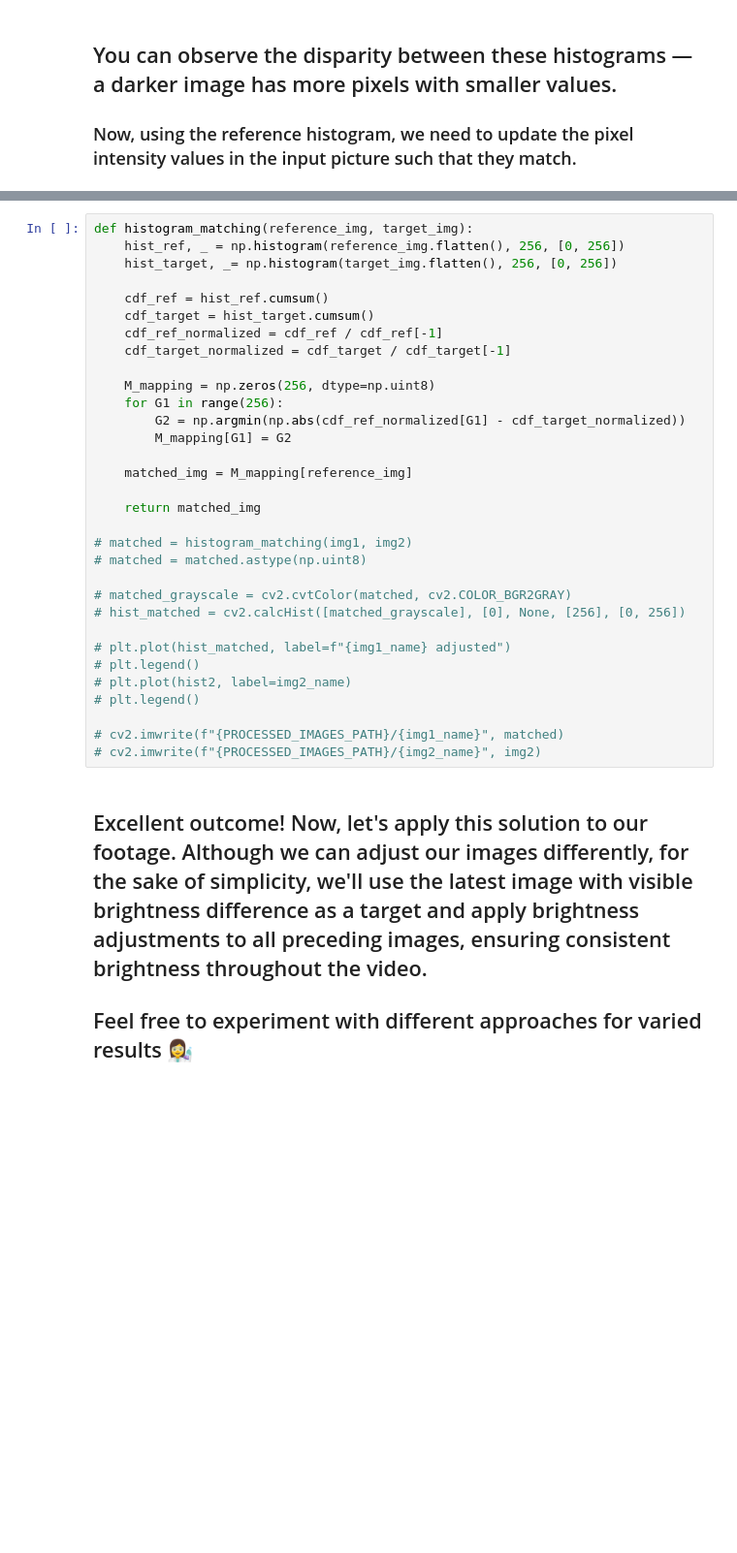
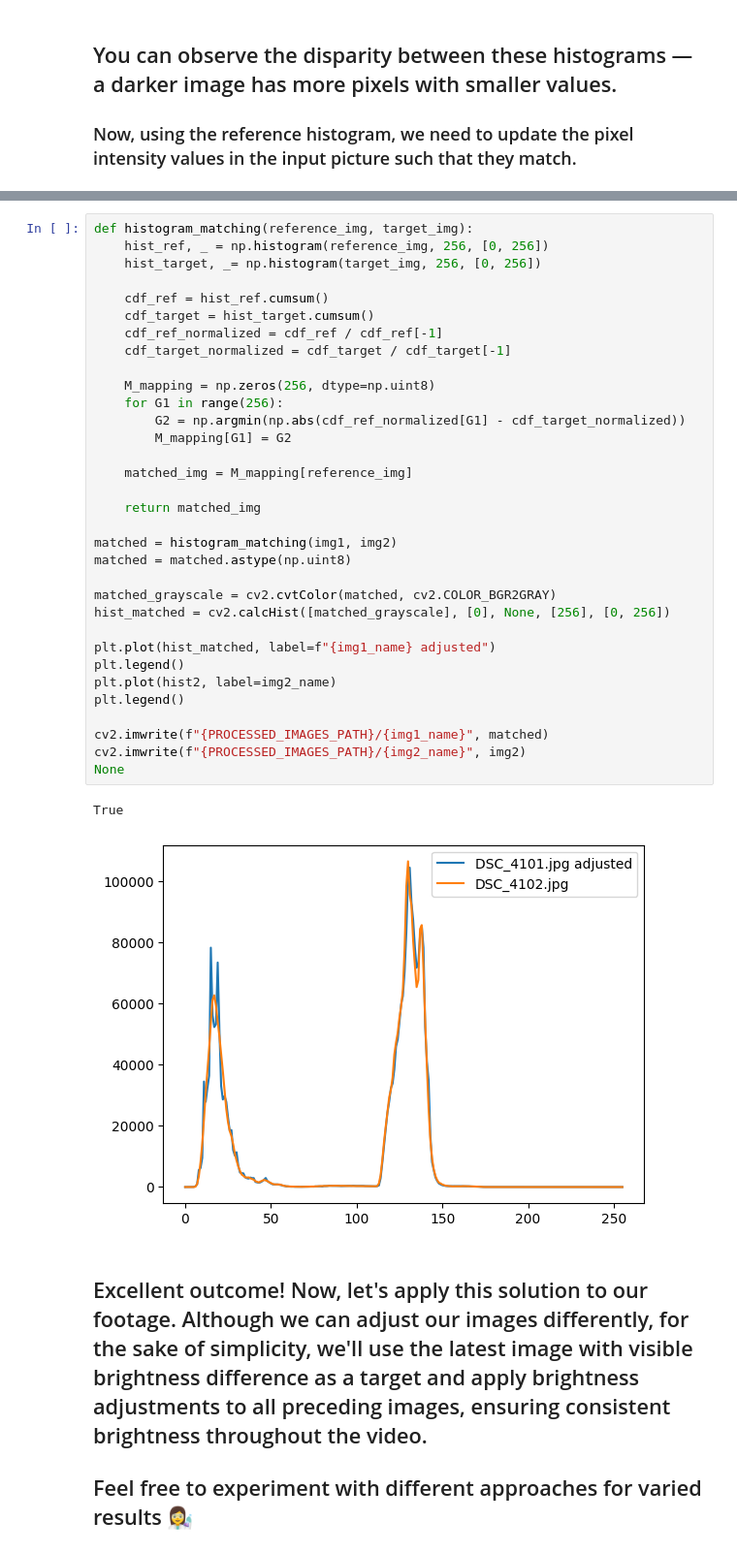
Before and after one commit to gi6rgi/timelapse, a Jupyter notebook: timelapse.ipynb, the cells around one changed output, grey strips where cells are left out. Shown at 97% size. Saved outputs shown, nothing was run; the diff lists cells and outputs as text; blank space fills up the shorter version.

```diff
--- a/timelapse.ipynb
+++ b/timelapse.ipynb
@@ -144,35 +143,39 @@ plt.legend()
 # %%
 def histogram_matching(reference_img, target_img):
-    hist_ref, _ = np.histogram(reference_img.flatten(), 256, [0, 256])
-    hist_target, _= np.histogram(target_img.flatten(), 256, [0, 256])
+    hist_ref, _ = np.histogram(reference_img, 256, [0, 256])
+    hist_target, _= np.histogram(target_img, 256, [0, 256])
 
     cdf_ref = hist_ref.cumsum()
     cdf_target = hist_target.cumsum()
     cdf_ref_normalized = cdf_ref / cdf_ref[-1]
     cdf_target_normalized = cdf_target / cdf_target[-1]
 
     M_mapping = np.zeros(256, dtype=np.uint8)
     for G1 in range(256):
         G2 = np.argmin(np.abs(cdf_ref_normalized[G1] - cdf_target_normalized))
         M_mapping[G1] = G2
 
     matched_img = M_mapping[reference_img]
 
     return matched_img
 
-# matched = histogram_matching(img1, img2)
-# matched = matched.astype(np.uint8)
+matched = histogram_matching(img1, img2)
+matched = matched.astype(np.uint8)
 
-# matched_grayscale = cv2.cvtColor(matched, cv2.COLOR_BGR2GRAY)
-# hist_matched = cv2.calcHist([matched_grayscale], [0], None, [256], [0, 256])
+matched_grayscale = cv2.cvtColor(matched, cv2.COLOR_BGR2GRAY)
+hist_matched = cv2.calcHist([matched_grayscale], [0], None, [256], [0, 256])
 
-# plt.plot(hist_matched, label=f"{img1_name} adjusted")
-# plt.legend()
-# plt.plot(hist2, label=img2_name)
-# plt.legend()
+plt.plot(hist_matched, label=f"{img1_name} adjusted")
+plt.legend()
+plt.plot(hist2, label=img2_name)
+plt.legend()
 
-# cv2.imwrite(f"{PROCESSED_IMAGES_PATH}/{img1_name}", matched)
-# cv2.imwrite(f"{PROCESSED_IMAGES_PATH}/{img2_name}", img2)
+cv2.imwrite(f"{PROCESSED_IMAGES_PATH}/{img1_name}", matched)
+cv2.imwrite(f"{PROCESSED_IMAGES_PATH}/{img2_name}", img2)
+None
+# %% [output]
+True
+[figure, added]
 # %% [markdown]
 ## Excellent outcome! Now, let's apply this solution to our footage. Although we can adjust our images differently, for the sake of simplicity, we'll use the latest image with visible brightness difference as a target and apply brightness adjustments to all preceding images, ensuring consistent brightness throughout the video.
 ## Feel free to experiment with different approaches for varied results 👩‍🔬
```
Also changed, not shown: parts of 4 cells of this notebook.
